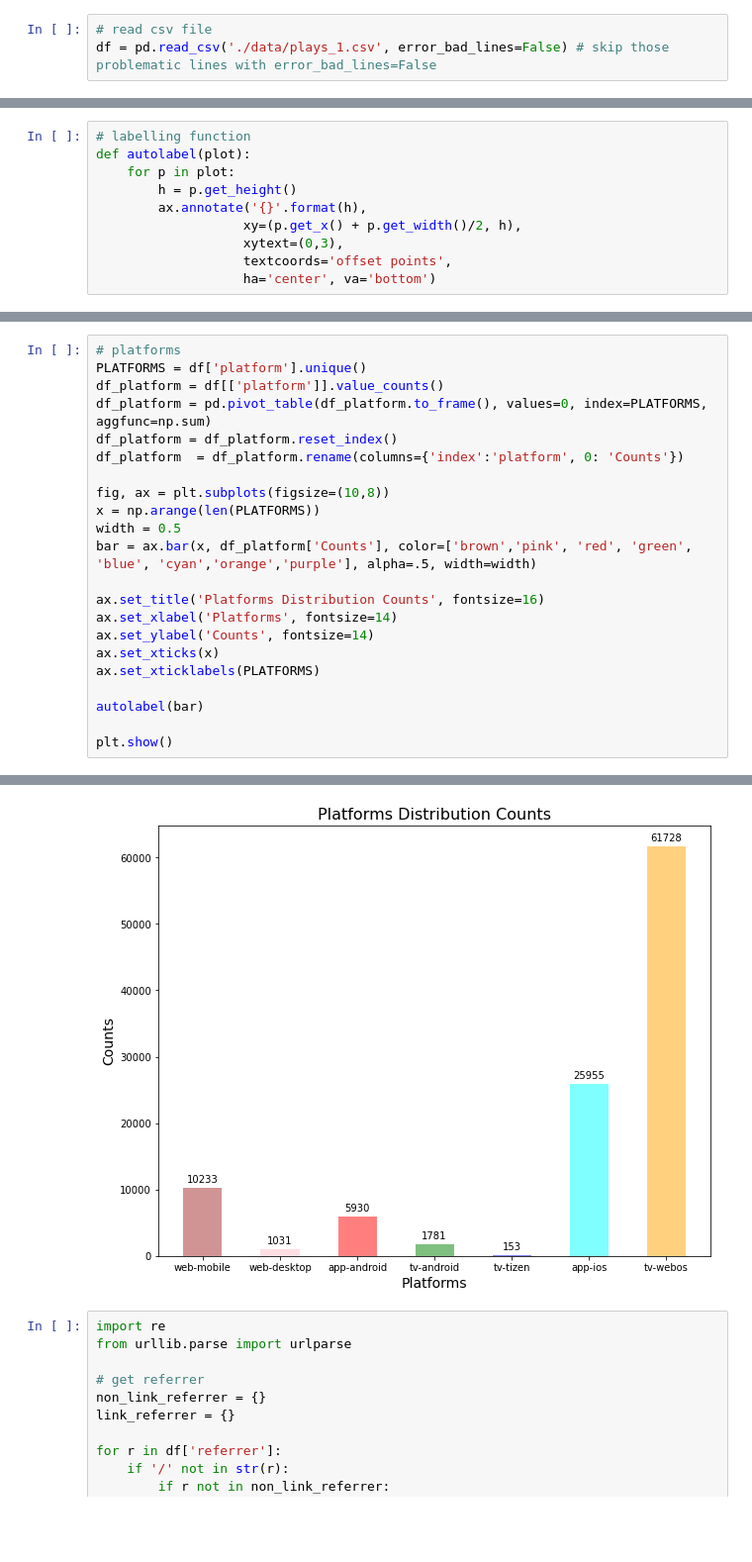
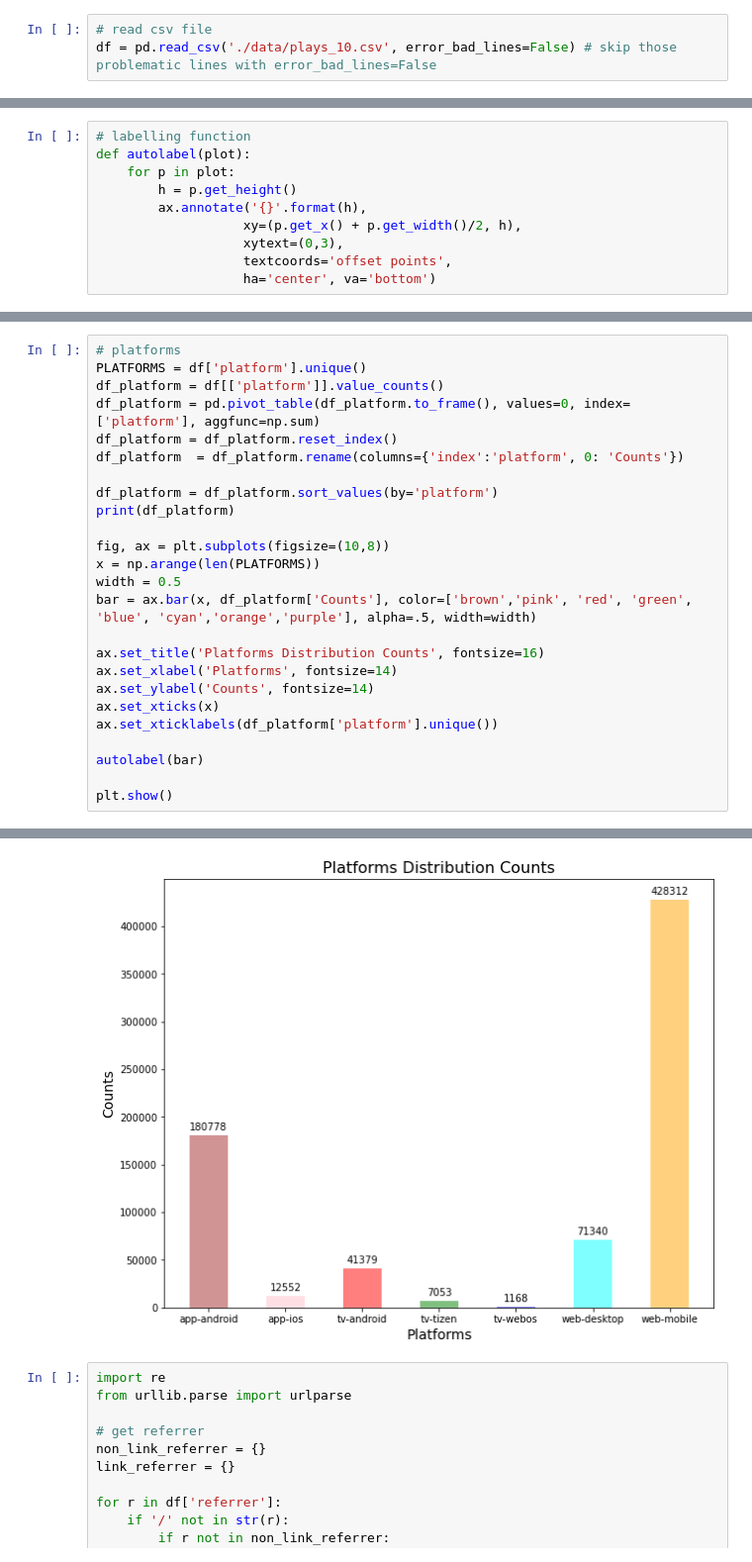
Before and after one commit to archeltaneka/vidio-dataset-eda, a Jupyter notebook: exploratory_notebook.ipynb, the cells around one changed output, grey strips where cells are left out. Shown at 99% size. Cells and saved outputs as stored; diff of their text form; blank space fills up the shorter version.

```diff
--- a/exploratory_notebook.ipynb
+++ b/exploratory_notebook.ipynb
@@ -9,5 +9,5 @@ import matplotlib.pyplot as plt
 %matplotlib inline
 # %%
 # read csv file
-df = pd.read_csv('./data/plays_1.csv', error_bad_lines=False) # skip those problematic lines with error_bad_lines=False
+df = pd.read_csv('./data/plays_10.csv', error_bad_lines=False) # skip those problematic lines with error_bad_lines=False
 # %% [output]
@@ -155,9 +166,12 @@ plt.show()
 # platforms
 PLATFORMS = df['platform'].unique()
 df_platform = df[['platform']].value_counts()
-df_platform = pd.pivot_table(df_platform.to_frame(), values=0, index=PLATFORMS, aggfunc=np.sum)
+df_platform = pd.pivot_table(df_platform.to_frame(), values=0, index=['platform'], aggfunc=np.sum)
 df_platform = df_platform.reset_index()
 df_platform  = df_platform.rename(columns={'index':'platform', 0: 'Counts'})
+
+df_platform = df_platform.sort_values(by='platform')
+print(df_platform)
 
 fig, ax = plt.subplots(figsize=(10,8))
 x = np.arange(len(PLATFORMS))
@@ -168,7 +182,7 @@ ax.set_title('Platforms Distribution Counts', fontsize=16)
 ax.set_xlabel('Platforms', fontsize=14)
 ax.set_ylabel('Counts', fontsize=14)
 ax.set_xticks(x)
-ax.set_xticklabels(PLATFORMS)
+ax.set_xticklabels(df_platform['platform'].unique())
 
 autolabel(bar)
 
@@ -177,4 +199,4 @@ plt.show()
-[figure, old version]
+[figure, new version]
 # %%
 import re
 from urllib.parse import urlparse
```
Also changed, not shown: parts of 51 cells of this notebook.
